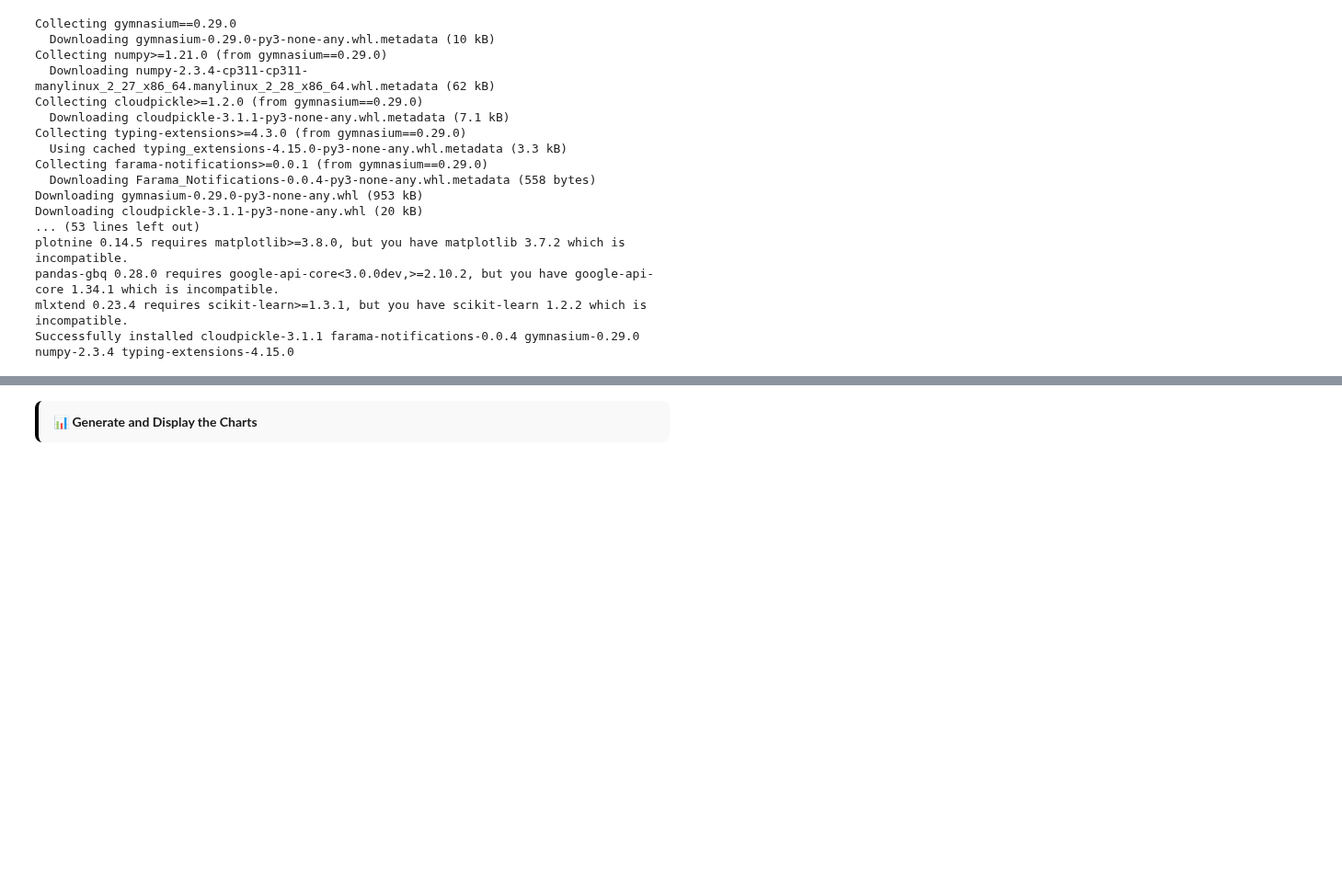
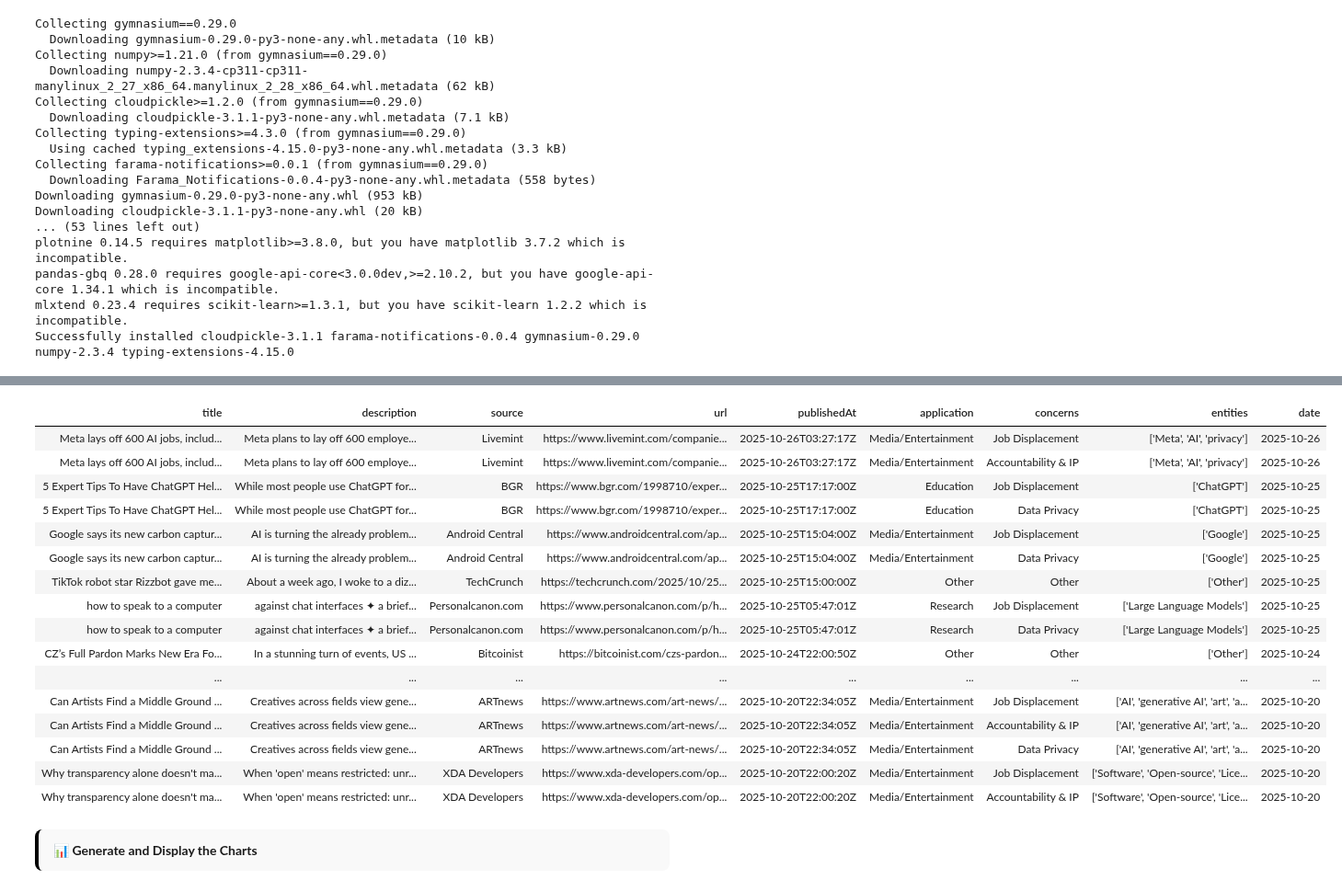
Before and after one commit to norikokono/Kaggle, a Jupyter notebook: newsbot.ipynb, the cells around one changed output, grey strips where cells are left out. Shown at 92% size. Cells and saved outputs as stored; diff of their text form; code cells hidden in the pictures; blank space fills up the shorter version.

```diff
--- a/newsbot.ipynb
+++ b/newsbot.ipynb
@@ -1101,3 +1046,45 @@ fig3.show()
+# %%
+# Set some global options to improve readability
+pd.set_option('display.width', 1000)        # Set a wider display for better formatting
+
+# Style the DataFrame for a professional look
+styled_df = df.style \
+    .set_table_styles([
+        {'selector': 'thead th', 'props': [('background-color', '#0e8cb5'), ('color', 'white'), ('font-weight', 'bold')]},
+        {'selector': 'tbody tr:nth-child(odd)', 'props': [('background-color', '#f2f2f2')]},  # Alternating row colors
+        {'selector': 'tbody tr:nth-child(even)', 'props': [('background-color', 'white')]},   # Alternating row colors
+        # Style for the index header
+        {'selector': 'thead th.index', 'props': [('background-color', '#4CAF50'), ('color', 'white')]},  # Green background for index header
+        # Index column styling: bold, centered text, with border
+        {'selector': 'tbody td.index', 'props': [('color', 'black'), ('font-weight', 'bold'),
+                                                 ('text-align', 'center'), ('border-left', '1px solid #ddd')]},  # Clean and bold index
+    ]) \
+    .format({
+        'NumericColumn1': '{:,.2f}',  # Format numeric columns
+        'NumericColumn2': '{:,.0f}',
+    }) \
+    .hide(axis="index")  # Hide the index if not needed for a cleaner look
+
+# Display the styled DataFrame
+styled_df
+# %% [output]
+| title | description | source | url | publishedAt | application | concerns | entities | date |
+| Meta lays off 600 AI jobs, includ... | Meta plans to lay off 600 employe... | Livemint | https://www.livemint.com/companie... | 2025-10-26T03:27:17Z | Media/Entertainment | Job Displacement | ['Meta', 'AI', 'privacy'] | 2025-10-26 |
+| Meta lays off 600 AI jobs, includ... | Meta plans to lay off 600 employe... | Livemint | https://www.livemint.com/companie... | 2025-10-26T03:27:17Z | Media/Entertainment | Accountability & IP | ['Meta', 'AI', 'privacy'] | 2025-10-26 |
+| 5 Expert Tips To Have ChatGPT Hel... | While most people use ChatGPT for... | BGR | https://www.bgr.com/1998710/exper... | 2025-10-25T17:17:00Z | Education | Job Displacement | ['ChatGPT'] | 2025-10-25 |
+| 5 Expert Tips To Have ChatGPT Hel... | While most people use ChatGPT for... | BGR | https://www.bgr.com/1998710/exper... | 2025-10-25T17:17:00Z | Education | Data Privacy | ['ChatGPT'] | 2025-10-25 |
+| Google says its new carbon captur... | AI is turning the already problem... | Android Central | https://www.androidcentral.com/ap... | 2025-10-25T15:04:00Z | Media/Entertainment | Job Displacement | ['Google'] | 2025-10-25 |
+| Google says its new carbon captur... | AI is turning the already problem... | Android Central | https://www.androidcentral.com/ap... | 2025-10-25T15:04:00Z | Media/Entertainment | Data Privacy | ['Google'] | 2025-10-25 |
+| TikTok robot star Rizzbot gave me... | About a week ago, I woke to a diz... | TechCrunch | https://techcrunch.com/2025/10/25... | 2025-10-25T15:00:00Z | Other | Other | ['Other'] | 2025-10-25 |
+| how to speak to a computer | against chat interfaces ✦ a brief... | Personalcanon.com | https://www.personalcanon.com/p/h... | 2025-10-25T05:47:01Z | Research | Job Displacement | ['Large Language Models'] | 2025-10-25 |
+| how to speak to a computer | against chat interfaces ✦ a brief... | Personalcanon.com | https://www.personalcanon.com/p/h... | 2025-10-25T05:47:01Z | Research | Data Privacy | ['Large Language Models'] | 2025-10-25 |
+| CZ’s Full Pardon Marks New Era Fo... | In a stunning turn of events, US ... | Bitcoinist | https://bitcoinist.com/czs-pardon... | 2025-10-24T22:00:50Z | Other | Other | ['Other'] | 2025-10-24 |
+| ... | ... | ... | ... | ... | ... | ... | ... | ... |
+| Can Artists Find a Middle Ground ... | Creatives across fields view gene... | ARTnews | https://www.artnews.com/art-news/... | 2025-10-20T22:34:05Z | Media/Entertainment | Job Displacement | ['AI', 'generative AI', 'art', 'a... | 2025-10-20 |
+| Can Artists Find a Middle Ground ... | Creatives across fields view gene... | ARTnews | https://www.artnews.com/art-news/... | 2025-10-20T22:34:05Z | Media/Entertainment | Accountability & IP | ['AI', 'generative AI', 'art', 'a... | 2025-10-20 |
+| Can Artists Find a Middle Ground ... | Creatives across fields view gene... | ARTnews | https://www.artnews.com/art-news/... | 2025-10-20T22:34:05Z | Media/Entertainment | Data Privacy | ['AI', 'generative AI', 'art', 'a... | 2025-10-20 |
+| Why transparency alone doesn't ma... | When 'open' means restricted: unr... | XDA Developers | https://www.xda-developers.com/op... | 2025-10-20T22:00:20Z | Media/Entertainment | Job Displacement | ['Software', 'Open-source', 'Lice... | 2025-10-20 |
+| Why transparency alone doesn't ma... | When 'open' means restricted: unr... | XDA Developers | https://www.xda-developers.com/op... | 2025-10-20T22:00:20Z | Media/Entertainment | Accountability & IP | ['Software', 'Open-source', 'Lice... | 2025-10-20 |
 # %% [markdown]
 <div style="
   background-color: #f9f9f9;
```
Also changed, not shown: parts of 39 cells of this notebook.
